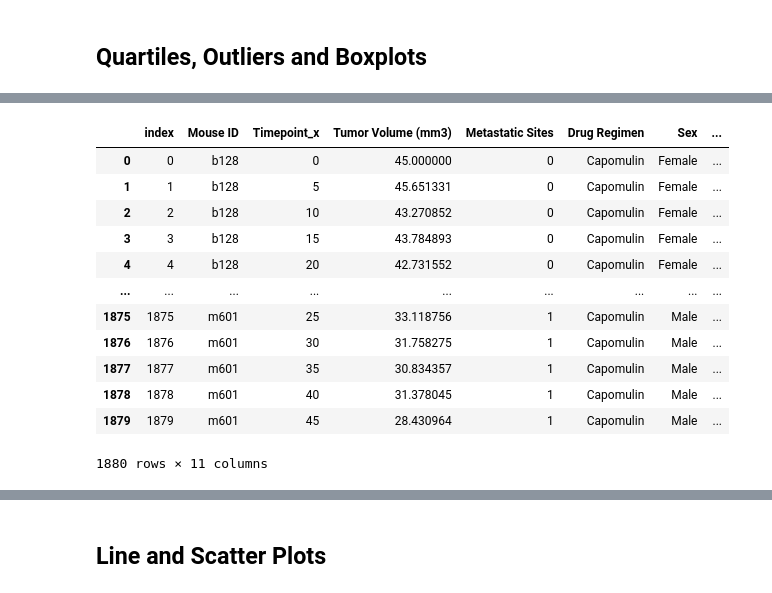
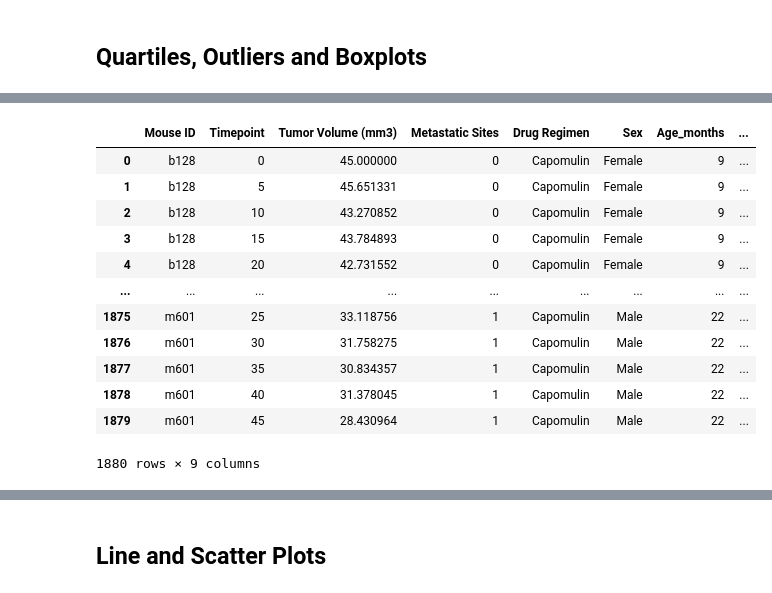
Before and after one commit to jy-l1997/data-vis-challenge, a Jupyter notebook: Pymaceuticals/pymaceuticals_starter.ipynb, the cells around one changed output, grey strips where cells are left out. Drawn from its saved outputs; the diff is of its cells as text; code cells hidden in the pictures.

```diff
--- a/Pymaceuticals/pymaceuticals_starter.ipynb
+++ b/Pymaceuticals/pymaceuticals_starter.ipynb
@@ -161,25 +209,26 @@ plt.show()
 # %%
 # Calculate the final tumor volume of each mouse across four of the treatment regimens:
 # Capomulin, Ramicane, Infubinol, and Ceftamin
 
 # Start by getting the last (greatest) timepoint for each mouse
 last_tp = mouse_study_results.groupby(["Mouse ID"])["Timepoint"].max()
+last_tp.rename("Last Timepoint", inplace = True)
+last_tp_df = pd.DataFrame(last_tp)
 
 # Merge this group df with the original DataFrame to get the tumor volume at the last timepoint
-mouse_study_results["Last Timepoint"] = last_tp
-results2 = pd.merge(mouse_study_results,last_tp, on = "Mouse ID")
-results2.reset_index()
+mouse_study_results = pd.merge(mouse_study_results, last_tp_df, on = "Mouse ID")
+mouse_study_results
 # %% [output]
-|  | index | Mouse ID | Timepoint_x | Tumor Volume (mm3) | Metastatic Sites | Drug Regimen | Sex | ... |
-| 0 | 0 | b128 | 0 | 45.000000 | 0 | Capomulin | Female | ... |
-| 1 | 1 | b128 | 5 | 45.651331 | 0 | Capomulin | Female | ... |
-| 2 | 2 | b128 | 10 | 43.270852 | 0 | Capomulin | Female | ... |
-| 3 | 3 | b128 | 15 | 43.784893 | 0 | Capomulin | Female | ... |
-| 4 | 4 | b128 | 20 | 42.731552 | 0 | Capomulin | Female | ... |
+|  | Mouse ID | Timepoint | Tumor Volume (mm3) | Metastatic Sites | Drug Regimen | Sex | Age_months | ... |
+| 0 | b128 | 0 | 45.000000 | 0 | Capomulin | Female | 9 | ... |
+| 1 | b128 | 5 | 45.651331 | 0 | Capomulin | Female | 9 | ... |
+| 2 | b128 | 10 | 43.270852 | 0 | Capomulin | Female | 9 | ... |
+| 3 | b128 | 15 | 43.784893 | 0 | Capomulin | Female | 9 | ... |
+| 4 | b128 | 20 | 42.731552 | 0 | Capomulin | Female | 9 | ... |
 | ... | ... | ... | ... | ... | ... | ... | ... | ... |
-| 1875 | 1875 | m601 | 25 | 33.118756 | 1 | Capomulin | Male | ... |
-| 1876 | 1876 | m601 | 30 | 31.758275 | 1 | Capomulin | Male | ... |
-| 1877 | 1877 | m601 | 35 | 30.834357 | 1 | Capomulin | Male | ... |
-| 1878 | 1878 | m601 | 40 | 31.378045 | 1 | Capomulin | Male | ... |
-| 1879 | 1879 | m601 | 45 | 28.430964 | 1 | Capomulin | Male | ... |
+| 1875 | m601 | 25 | 33.118756 | 1 | Capomulin | Male | 22 | ... |
+| 1876 | m601 | 30 | 31.758275 | 1 | Capomulin | Male | 22 | ... |
+| 1877 | m601 | 35 | 30.834357 | 1 | Capomulin | Male | 22 | ... |
+| 1878 | m601 | 40 | 31.378045 | 1 | Capomulin | Male | 22 | ... |
+| 1879 | m601 | 45 | 28.430964 | 1 | Capomulin | Male | 22 | ... |
-1880 rows × 11 columns
+1880 rows × 9 columns
```
Also changed, not shown: parts of 6 cells of this notebook.
